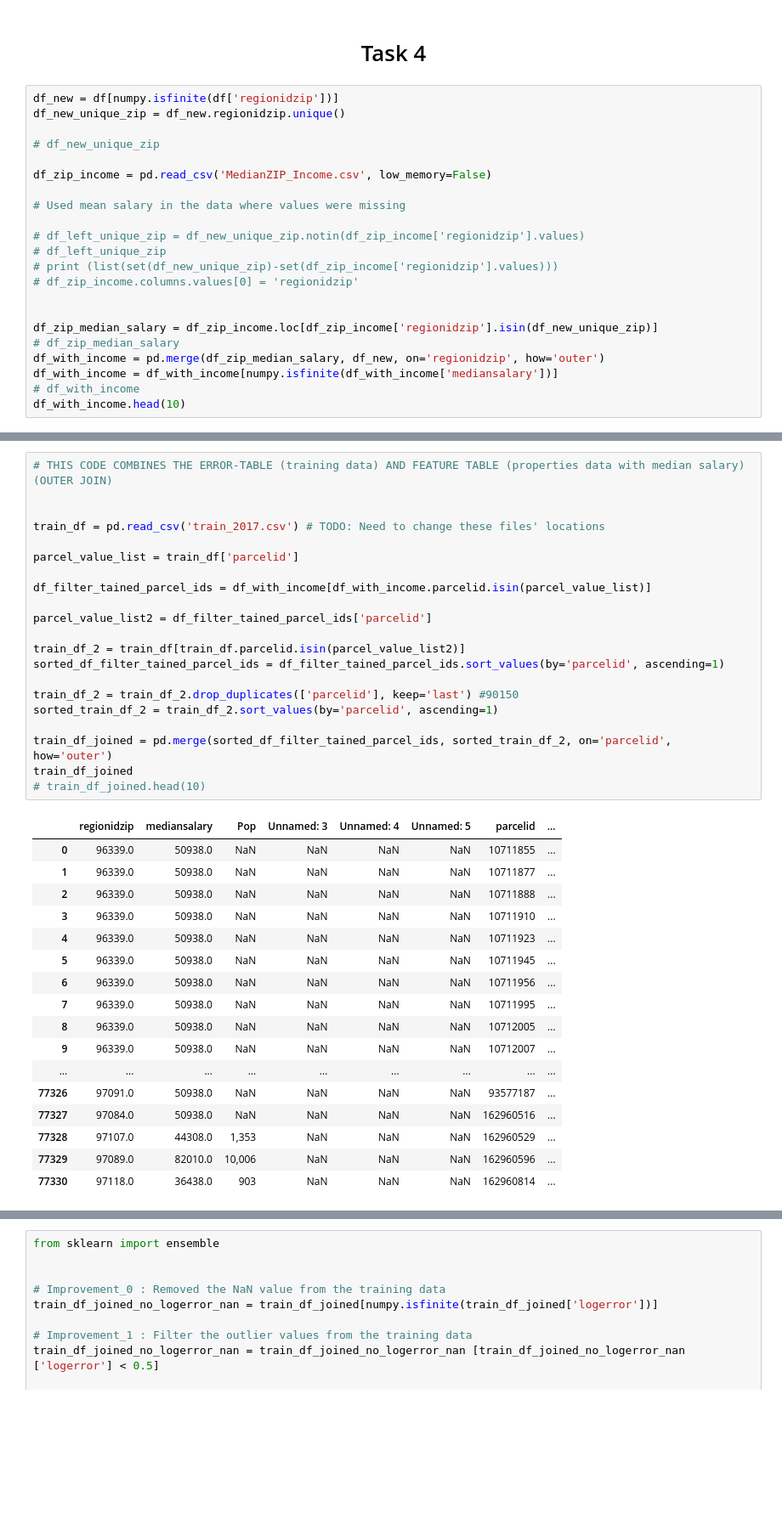
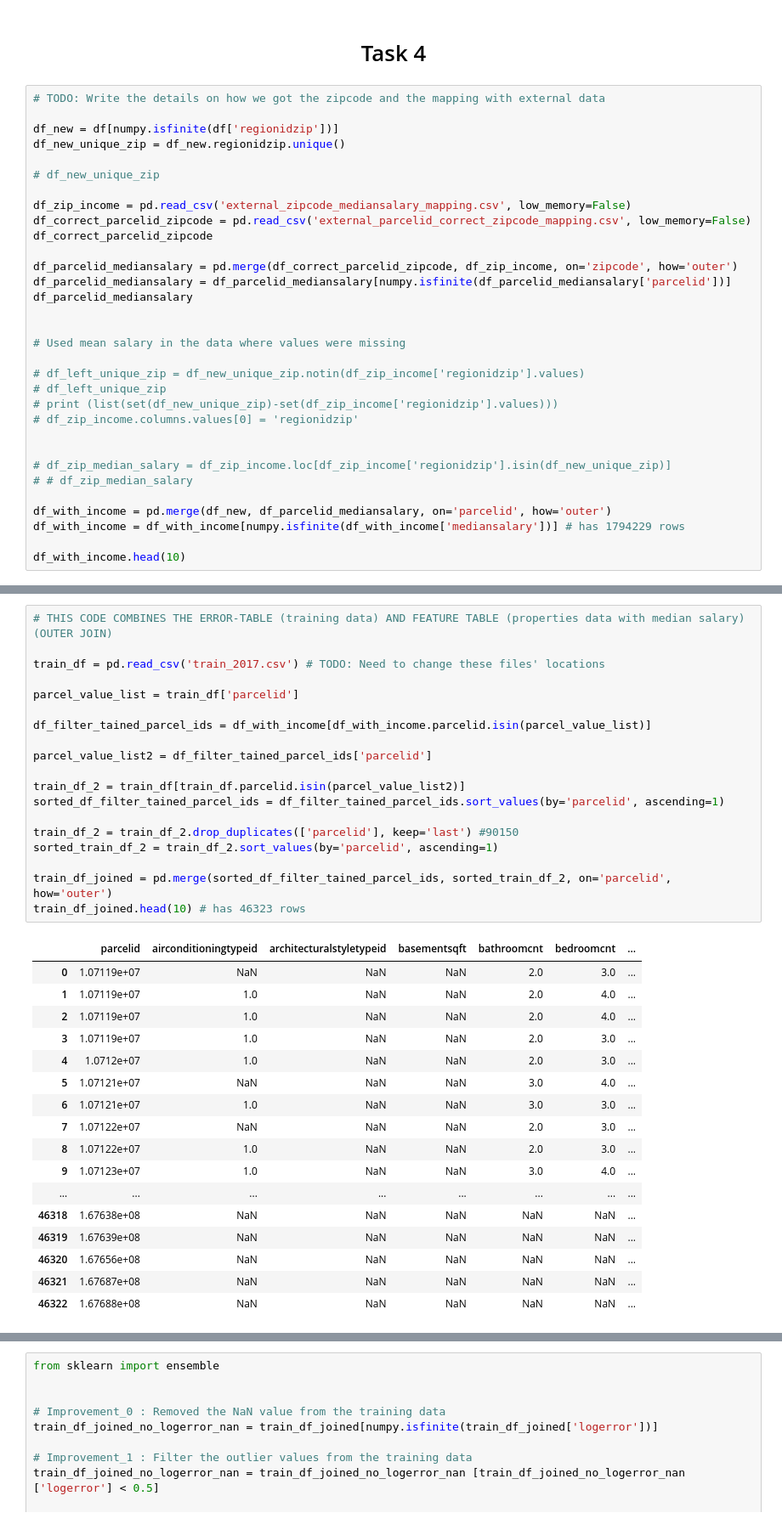
Before and after one commit to punit9462/CSE519-2017-111461860, a Jupyter notebook: HW3/HW3.ipynb, the cells around one changed output, grey strips where cells are left out. Shown at 85% size. Cells and saved outputs as stored; diff of their text form; blank space fills up the shorter version.

```diff
--- a/HW3/HW3.ipynb
+++ b/HW3/HW3.ipynb
@@ -184,12 +214,21 @@ plt.show()
 # %% [markdown]
 <h1><center> Task 4 </center></h1>
 # %%
+# TODO: Write the details on how we got the zipcode and the mapping with external data
+
 df_new = df[numpy.isfinite(df['regionidzip'])]
 df_new_unique_zip = df_new.regionidzip.unique()
 
 # df_new_unique_zip
 
-df_zip_income = pd.read_csv('MedianZIP_Income.csv', low_memory=False)
+df_zip_income = pd.read_csv('external_zipcode_mediansalary_mapping.csv', low_memory=False)
+df_correct_parcelid_zipcode = pd.read_csv('external_parcelid_correct_zipcode_mapping.csv', low_memory=False)
+df_correct_parcelid_zipcode
+
+df_parcelid_mediansalary = pd.merge(df_correct_parcelid_zipcode, df_zip_income, on='zipcode', how='outer')
+df_parcelid_mediansalary = df_parcelid_mediansalary[numpy.isfinite(df_parcelid_mediansalary['parcelid'])]
+df_parcelid_mediansalary
+
 
 # Used mean salary in the data where values were missing
 
@@ -199,10 +238,11 @@ df_zip_income = pd.read_csv('MedianZIP_Income.csv', low_memory=False)
 # df_zip_income.columns.values[0] = 'regionidzip'
 
 
-df_zip_median_salary = df_zip_income.loc[df_zip_income['regionidzip'].isin(df_new_unique_zip)]
-# df_zip_median_salary
-df_with_income = pd.merge(df_zip_median_salary, df_new, on='regionidzip', how='outer')
-df_with_income = df_with_income[numpy.isfinite(df_with_income['mediansalary'])]
-# df_with_income
+# df_zip_median_salary = df_zip_income.loc[df_zip_income['regionidzip'].isin(df_new_unique_zip)]
+# # df_zip_median_salary
+
+df_with_income = pd.merge(df_new, df_parcelid_mediansalary, on='parcelid', how='outer')
+df_with_income = df_with_income[numpy.isfinite(df_with_income['mediansalary'])] # has 1794229 rows
+
 df_with_income.head(10)
 # %% [output]
@@ -221,39 +261,37 @@ df_with_income.head(10)
 # %%
 # THIS CODE COMBINES THE ERROR-TABLE (training data) AND FEATURE TABLE (properties data with median salary) (OUTER JOIN)
-
 
 train_df = pd.read_csv('train_2017.csv') # TODO: Need to change these files' locations
 
 parcel_value_list = train_df['parcelid']
 
 df_filter_tained_parcel_ids = df_with_income[df_with_income.parcelid.isin(parcel_value_list)]
 
 parcel_value_list2 = df_filter_tained_parcel_ids['parcelid']
 
 train_df_2 = train_df[train_df.parcelid.isin(parcel_value_list2)]
 sorted_df_filter_tained_parcel_ids = df_filter_tained_parcel_ids.sort_values(by='parcelid', ascending=1)
 
 train_df_2 = train_df_2.drop_duplicates(['parcelid'], keep='last') #90150
 sorted_train_df_2 = train_df_2.sort_values(by='parcelid', ascending=1)
 
 train_df_joined = pd.merge(sorted_df_filter_tained_parcel_ids, sorted_train_df_2, on='parcelid', how='outer')
-train_df_joined
-# train_df_joined.head(10)
+train_df_joined.head(10) # has 46323 rows
 # %% [output]
-|  | regionidzip | mediansalary | Pop | Unnamed: 3 | Unnamed: 4 | Unnamed: 5 | parcelid | ... |
-| 0 | 96339.0 | 50938.0 | NaN | NaN | NaN | NaN | 10711855 | ... |
-| 1 | 96339.0 | 50938.0 | NaN | NaN | NaN | NaN | 10711877 | ... |
-| 2 | 96339.0 | 50938.0 | NaN | NaN | NaN | NaN | 10711888 | ... |
-| 3 | 96339.0 | 50938.0 | NaN | NaN | NaN | NaN | 10711910 | ... |
-| 4 | 96339.0 | 50938.0 | NaN | NaN | NaN | NaN | 10711923 | ... |
-| 5 | 96339.0 | 50938.0 | NaN | NaN | NaN | NaN | 10711945 | ... |
-| 6 | 96339.0 | 50938.0 | NaN | NaN | NaN | NaN | 10711956 | ... |
-| 7 | 96339.0 | 50938.0 | NaN | NaN | NaN | NaN | 10711995 | ... |
-| 8 | 96339.0 | 50938.0 | NaN | NaN | NaN | NaN | 10712005 | ... |
-| 9 | 96339.0 | 50938.0 | NaN | NaN | NaN | NaN | 10712007 | ... |
-| ... | ... | ... | ... | ... | ... | ... | ... | ... |
-| 77326 | 97091.0 | 50938.0 | NaN | NaN | NaN | NaN | 93577187 | ... |
-| 77327 | 97084.0 | 50938.0 | NaN | NaN | NaN | NaN | 162960516 | ... |
-| 77328 | 97107.0 | 44308.0 | 1,353 | NaN | NaN | NaN | 162960529 | ... |
-| 77329 | 97089.0 | 82010.0 | 10,006 | NaN | NaN | NaN | 162960596 | ... |
-| 77330 | 97118.0 | 36438.0 | 903 | NaN | NaN | NaN | 162960814 | ... |
+|  | parcelid | airconditioningtypeid | architecturalstyletypeid | basementsqft | bathroomcnt | bedroomcnt | ... |
+| 0 | 1.07119e+07 | NaN | NaN | NaN | 2.0 | 3.0 | ... |
+| 1 | 1.07119e+07 | 1.0 | NaN | NaN | 2.0 | 4.0 | ... |
+| 2 | 1.07119e+07 | 1.0 | NaN | NaN | 2.0 | 4.0 | ... |
+| 3 | 1.07119e+07 | 1.0 | NaN | NaN | 2.0 | 3.0 | ... |
+| 4 | 1.0712e+07 | 1.0 | NaN | NaN | 2.0 | 3.0 | ... |
+| 5 | 1.07121e+07 | NaN | NaN | NaN | 3.0 | 4.0 | ... |
+| 6 | 1.07121e+07 | 1.0 | NaN | NaN | 3.0 | 3.0 | ... |
+| 7 | 1.07122e+07 | NaN | NaN | NaN | 2.0 | 3.0 | ... |
+| 8 | 1.07122e+07 | 1.0 | NaN | NaN | 2.0 | 3.0 | ... |
+| 9 | 1.07123e+07 | 1.0 | NaN | NaN | 3.0 | 4.0 | ... |
+| ... | ... | ... | ... | ... | ... | ... | ... |
+| 46318 | 1.67638e+08 | NaN | NaN | NaN | NaN | NaN | ... |
+| 46319 | 1.67639e+08 | NaN | NaN | NaN | NaN | NaN | ... |
+| 46320 | 1.67656e+08 | NaN | NaN | NaN | NaN | NaN | ... |
+| 46321 | 1.67687e+08 | NaN | NaN | NaN | NaN | NaN | ... |
+| 46322 | 1.67688e+08 | NaN | NaN | NaN | NaN | NaN | ... |
```
Also changed, not shown: parts of 22 cells of this notebook.
